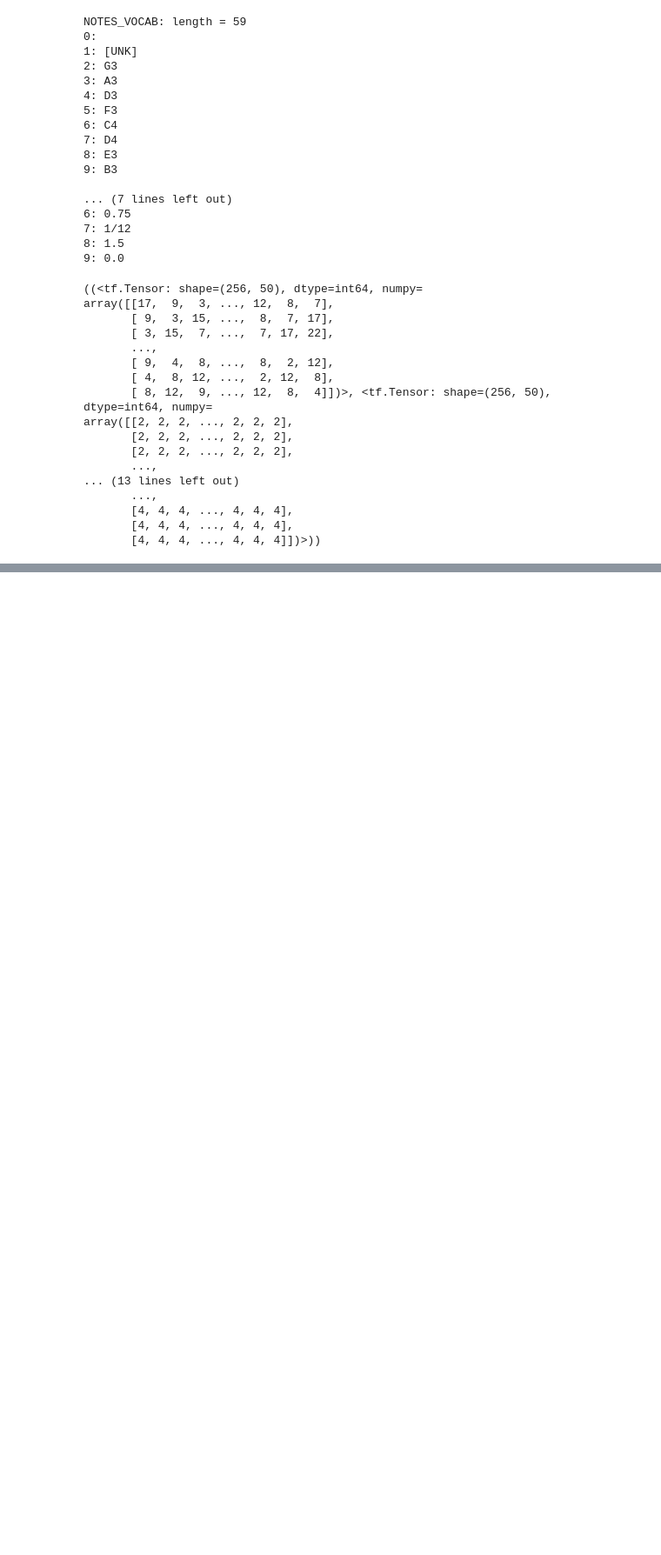
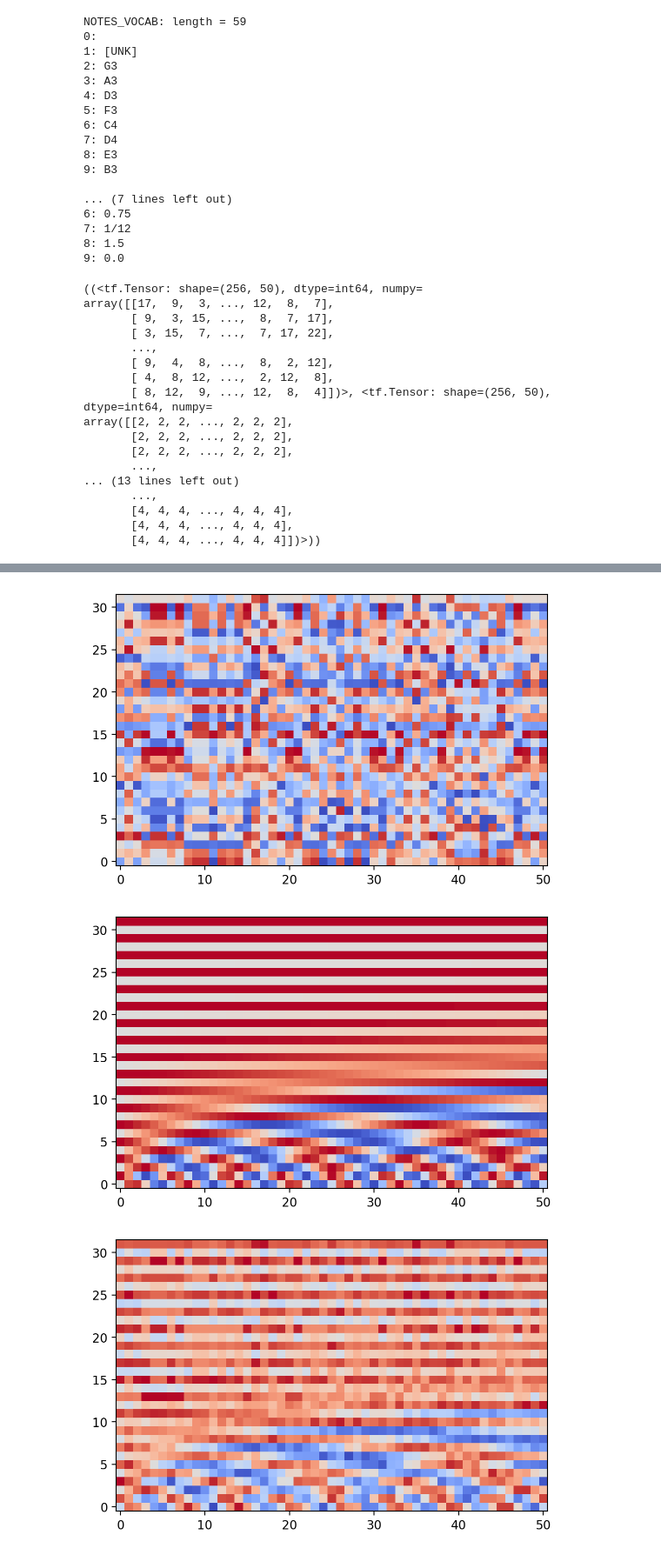
Before and after one commit to OsawaKousei/music, a Jupyter notebook: transformer.ipynb, the cells around one changed output, grey strips where cells are left out. Shown at 87% size. Drawn from its saved outputs; the diff is of its cells as text; code cells hidden in the pictures; blank space fills up the shorter version.

```diff
--- a/transformer.ipynb
+++ b/transformer.ipynb
@@ -238,0 +350,30 @@ array([[2, 2, 2, ..., 2, 2, 2],
+# %%
+tpe = TokenAndPositionEmbedding(notes_vocab_size, 32)
+token_embedding = tpe.token_emb(example_tokenised_notes)
+position_embedding = tpe.pos_emb(token_embedding)
+embedding = tpe(example_tokenised_notes)
+plt.imshow(
+    np.transpose(token_embedding),
+    cmap="coolwarm",
+    interpolation="nearest",
+    origin="lower",
+)
+plt.show()
+plt.imshow(
+    np.transpose(position_embedding),
+    cmap="coolwarm",
+    interpolation="nearest",
+    origin="lower",
+)
+plt.show()
+plt.imshow(
+    np.transpose(embedding),
+    cmap="coolwarm",
+    interpolation="nearest",
+    origin="lower",
+)
+plt.show()
+# %% [output]
+[figure, added]
+[figure, added]
+[figure, added]
```
Also changed, not shown: parts of 5 cells of this notebook.
